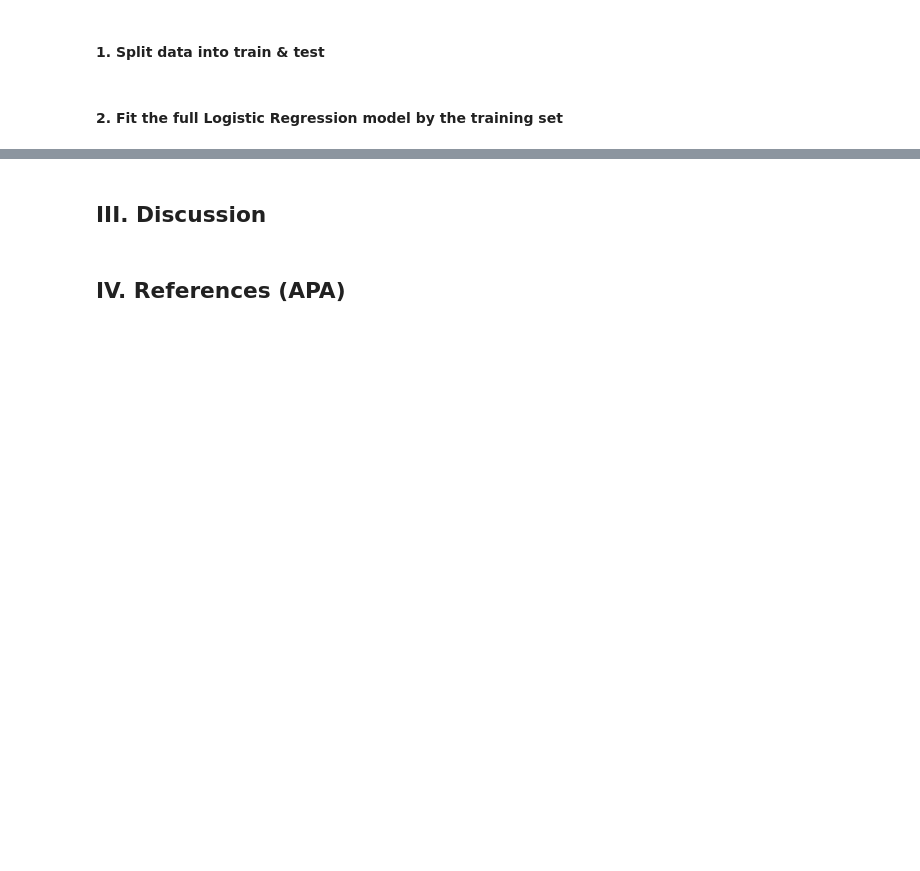
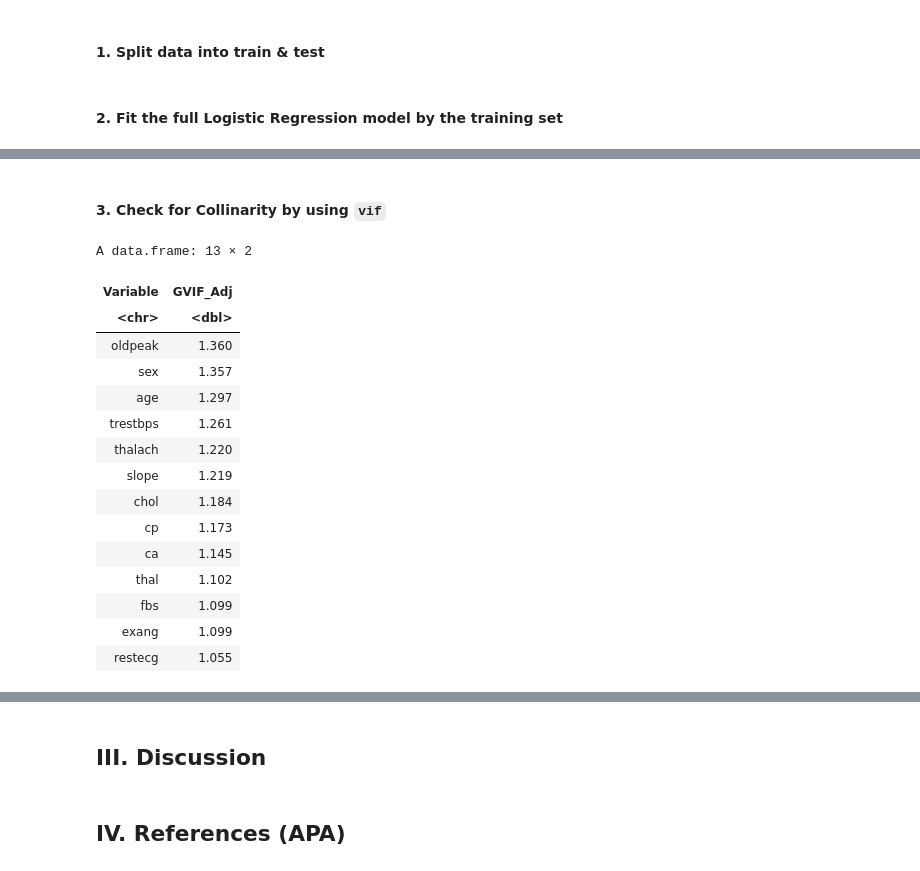
Before and after one commit to Speculatorrr/Group-STAT301, a Jupyter notebook: GROUP10.ipynb, the cells around one changed output, grey strips where cells are left out. Drawn from its saved outputs; the diff is of its cells as text; code cells hidden in the pictures; blank space fills up the shorter version.

```diff
--- a/GROUP10.ipynb
+++ b/GROUP10.ipynb
@@ -286,0 +242,29 @@ Number of Fisher Scoring iterations: 15
+# %% [markdown]
+#### 3. Check for Collinarity by using `vif`
+# %%
+vif_value <- vif(heart_full_log)
+
+vif_df <- data.frame(
+  Variable = c("age", "sex", "cp", "trestbps", "chol", "fbs", "restecg", "thalach", "exang", "oldpeak", "slope", "ca", "thal"),
+  GVIF_Adj = c(1.297, 1.357, 1.173, 1.261, 1.184, 1.099, 1.055, 1.220, 1.099, 1.360, 1.219, 1.145, 1.102)
+  ) %>%
+  arrange(desc(GVIF_Adj))
+
+vif_df
+# %% [output]
+A data.frame: 13 × 2
+| Variable | GVIF_Adj |
+| <chr> | <dbl> |
+| oldpeak | 1.360 |
+| sex | 1.357 |
+| age | 1.297 |
+| trestbps | 1.261 |
+| thalach | 1.220 |
+| slope | 1.219 |
+| chol | 1.184 |
+| cp | 1.173 |
+| ca | 1.145 |
+| thal | 1.102 |
+| fbs | 1.099 |
+| exang | 1.099 |
+| restecg | 1.055 |
```
Also changed, not shown: parts of 17 cells of this notebook.
